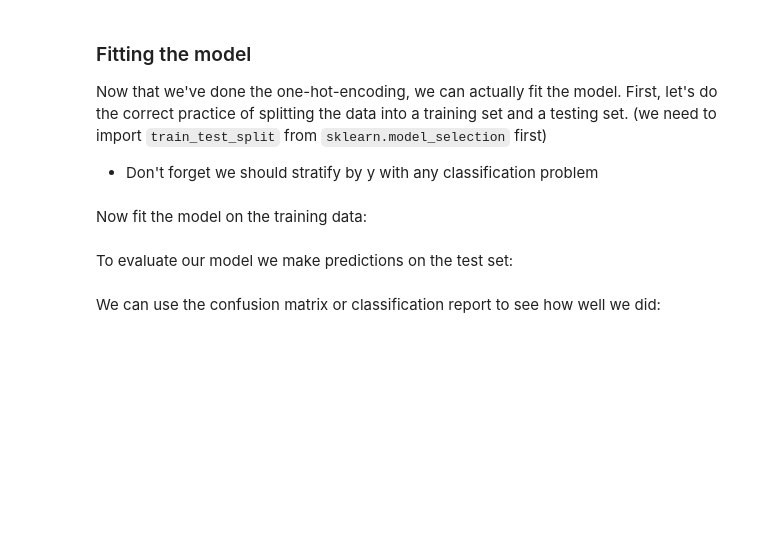
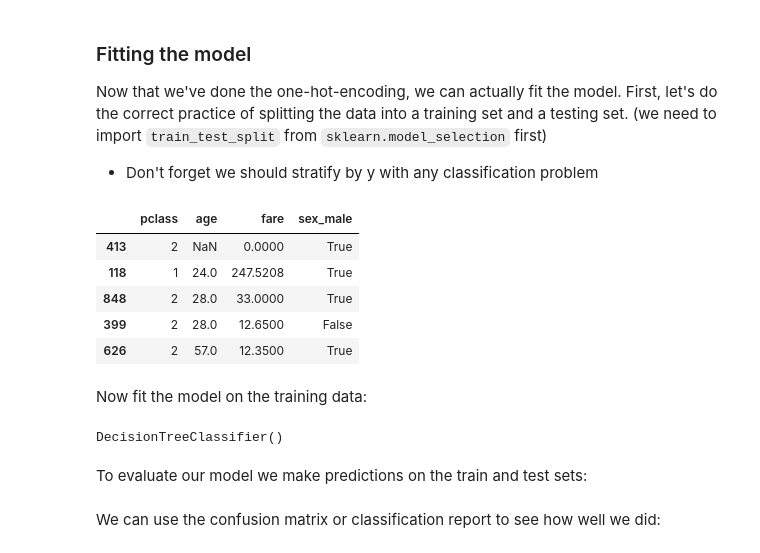
Before and after one commit to dymiyata/intro-to-ml-and-ai-2025-2026, a Jupyter notebook: decision_trees.ipynb, the cells around one changed output. Cells and saved outputs as stored; diff of their text form; code cells hidden in the pictures; blank space fills up the shorter version.

```diff
--- a/decision_trees.ipynb
+++ b/decision_trees.ipynb
@@ -93,7 +124,29 @@ X_encoded.head()
 
 Now that we've done the one-hot-encoding, we can actually fit the model.  First, let's do the correct practice of splitting the data into a training set and a testing set. (we need to import `train_test_split` from `sklearn.model_selection` first)
   - Don't forget we should stratify by y with any classification problem
+# %%
+from sklearn.model_selection import train_test_split
+X_train, X_test, y_train, y_test = train_test_split(
+    X_encoded,
+    y,
+    test_size=.2,
+    random_state=2026,
+    stratify=y
+)
+# %%
+X_train.head()
+# %% [output]
+|  | pclass | age | fare | sex_male |
+| 413 | 2 | NaN | 0.0000 | True |
+| 118 | 1 | 24.0 | 247.5208 | True |
+| 848 | 2 | 28.0 | 33.0000 | True |
+| 399 | 2 | 28.0 | 12.6500 | False |
+| 626 | 2 | 57.0 | 12.3500 | True |
 # %% [markdown]
 Now fit the model on the training data:
+# %%
+model.fit(X_train, y_train)
+# %% [output]
+DecisionTreeClassifier()
 # %% [markdown]
-To evaluate our model we make predictions on the test set:
+To evaluate our model we make predictions on the train and test sets:
```
Also changed, not shown: parts of 20 cells of this notebook.
